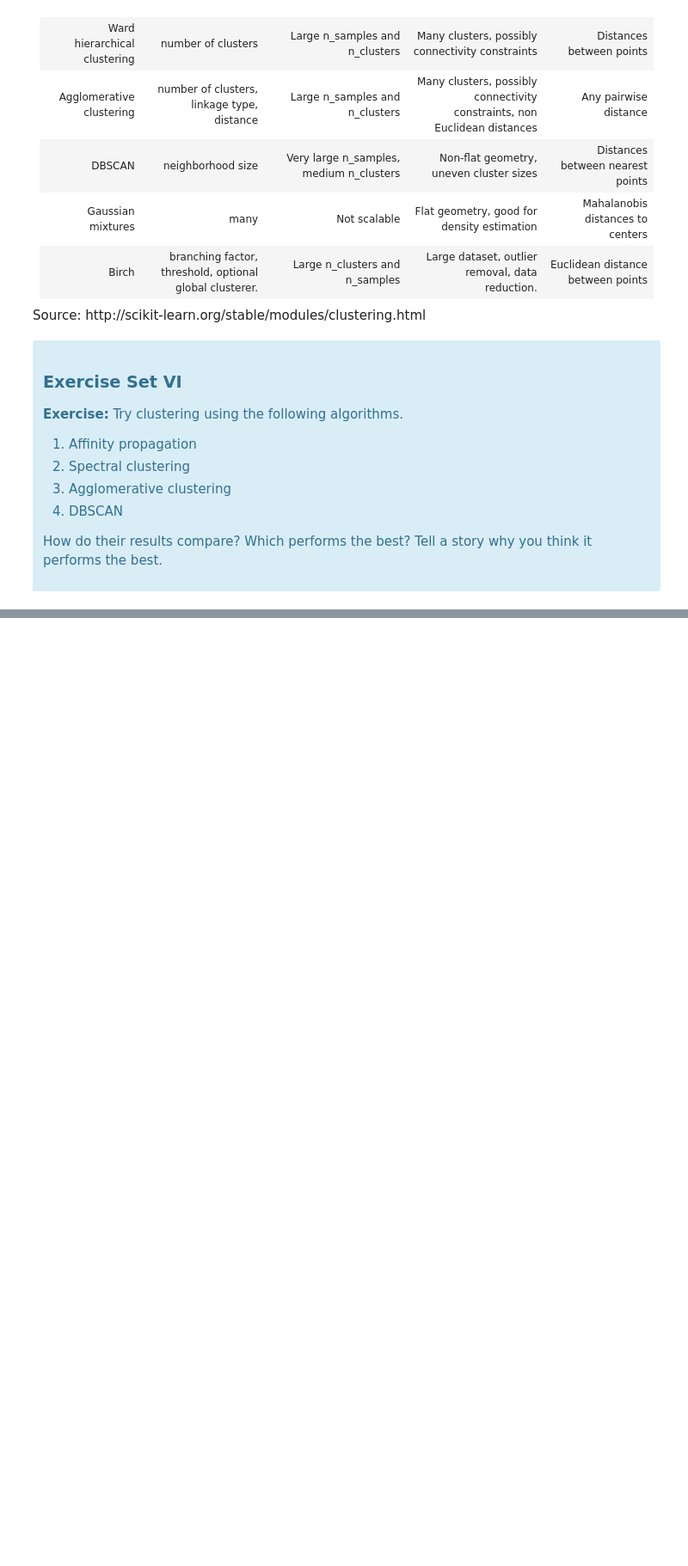
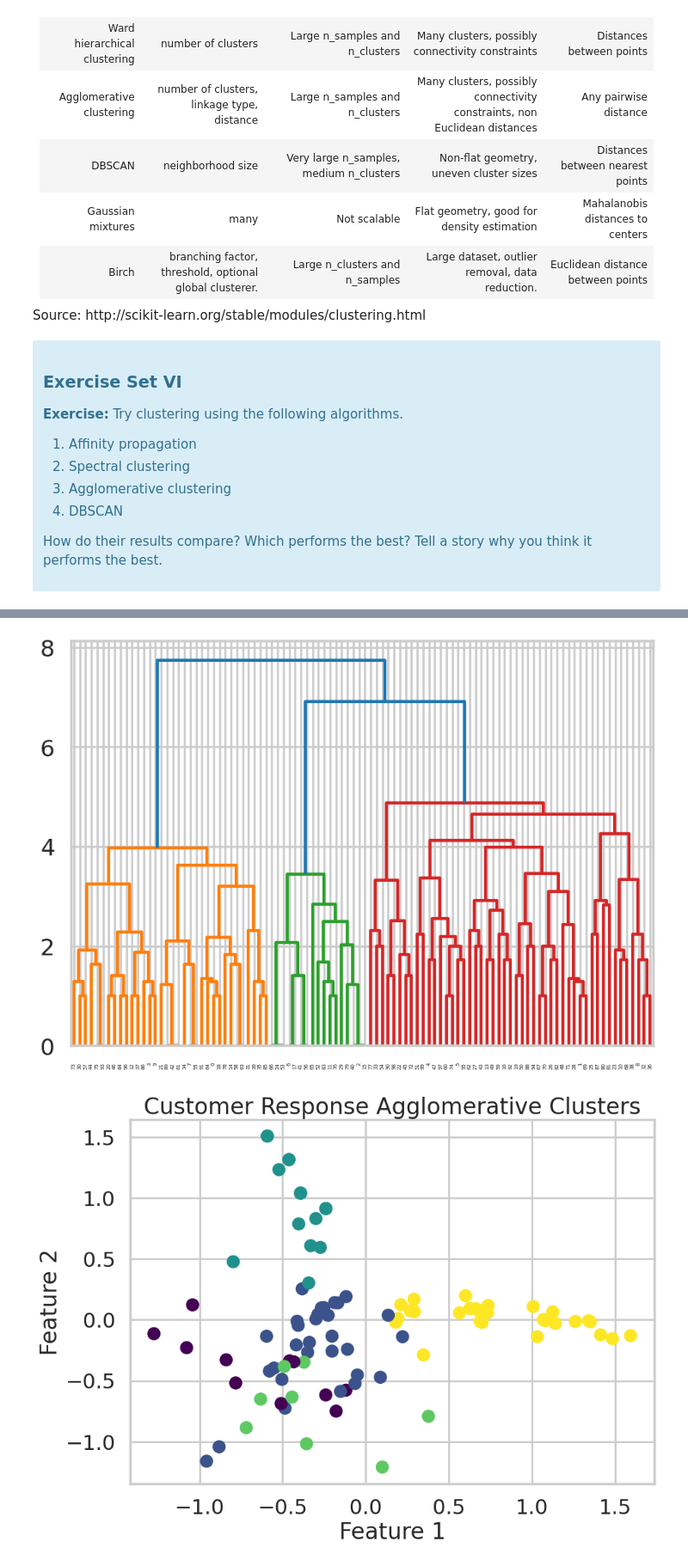
Before and after one commit to jjhiatt/Springboard, a Jupyter notebook: Clustering_Case_Study_Customer_Segmentation_with_K_Means_Joshua_Hiatt.ipynb, the cells around one changed output, grey strips where cells are left out. Shown at 86% size. Cells and saved outputs as stored; diff of their text form; code cells hidden in the pictures; blank space fills up the shorter version.

```diff
--- a/Clustering_Case_Study_Customer_Segmentation_with_K_Means_Joshua_Hiatt.ipynb
+++ b/Clustering_Case_Study_Customer_Segmentation_with_K_Means_Joshua_Hiatt.ipynb
@@ -593,0 +650,33 @@ Source: http://scikit-learn.org/stable/modules/clustering.html
+# %%
+#Agglomerative Clustering
+from sklearn.cluster import AgglomerativeClustering
+import scipy.cluster.hierarchy as shc
+
+X = df.loc[:, '1':'32']
+
+# Agglomerative Clustering
+cluster = AgglomerativeClustering(n_clusters=5,
+                                  affinity='euclidean',
+                                  linkage='ward')
+
+labels = cluster.fit_predict(X)
+
+# Plot dendrogram
+plt.figure(figsize=(10, 7))
+dend = shc.dendrogram(shc.linkage(X, method='ward'))
+
+# Reduce dimensions and plot clusters
+pca = PCA(2)
+X_reduced= pca.fit_transform(X)
+
+plt.figure(figsize=(10, 7))
+plt.scatter(X_reduced[:,0], X_reduced[:,1],
+            c=labels, cmap='viridis')
+
+plt.xlabel('Feature 1')
+plt.ylabel('Feature 2')
+plt.title('Customer Response Agglomerative Clusters')
+plt.show()
+# %% [output]
+[figure, added]
+[figure, added]
```
Also changed, not shown: parts of 8 cells of this notebook.
